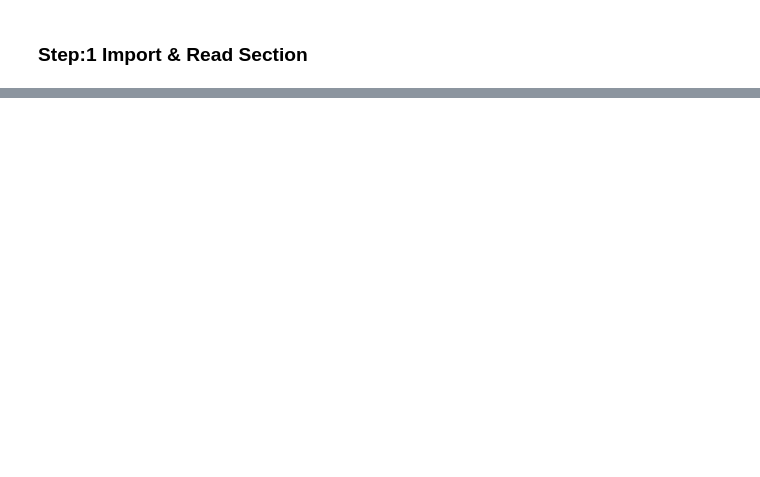
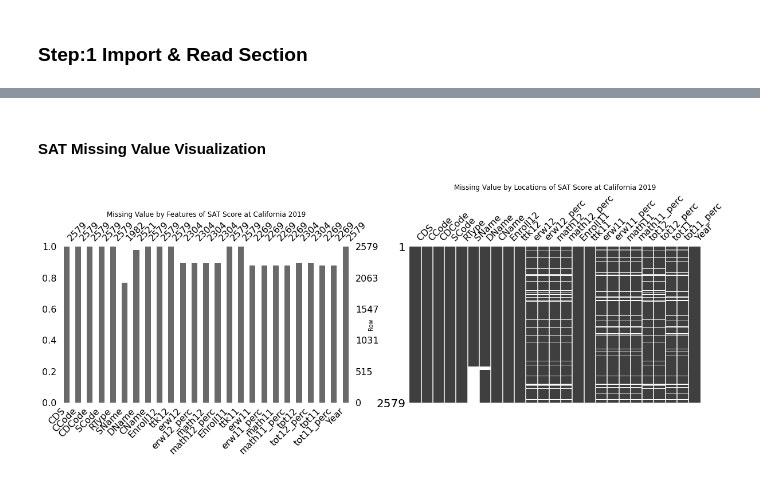
Before and after one commit to WarintornNawong/DSI_Project1, a Jupyter notebook: project1_test.ipynb, the cells around one changed output, grey strips where cells are left out. Saved outputs shown, nothing was run; the diff lists cells and outputs as text; code cells hidden in the pictures; blank space fills up the shorter version.

```diff
--- a/project1_test.ipynb
+++ b/project1_test.ipynb
@@ -107,0 +56,13 @@ sat_2017
+# %%
+dict_cols = {'NumTSTTakr12':'ttk12', 'NumERWBenchmark12':'erw12', 'PctERWBenchmark12':'erw12_perc',
+       'NumMathBenchmark12':'math12', 'PctMathBenchmark12':'math12_perc'
+             ,'NumTSTTakr11':'ttk11',
+       'NumERWBenchmark11':'erw11', 'PctERWBenchmark11':'erw11_perc', 'NumMathBenchmark11':'math11',
+       'PctMathBenchmark11':'math11_perc', 'TotNumBothBenchmark12':'tot12', 'PctBothBenchmark12':'tot12_perc',
+       'TotNumBothBenchmark11':'tot11', 'PctBothBenchmark11':'tot11_perc'
+             ,'Rtype':'RType','Sname':'SName','Dname':'DName','Cname':'CName'
+             ,'cds':'CDS', 'rtype':'RType', 'sname':"SName",
+       'dname':'DName', 'cname':'CName','dname':'DName', 'cname':'CName','enroll12':'Enroll12','year':'Year'}
+# %%
+sat19_ca = sat19_ca.rename(columns=dict_cols)
+sat20_ca = sat20_ca.rename(columns=dict_cols)
@@ -107,0 +133,6 @@ sat_2017
+# %% [markdown]
+#### SAT Missing Value Visualization
+# %%
+missing_function(sat19_ca,'SAT Score at California 2019')
+# %% [output]
+[figure, added]
```
Also changed, not shown: parts of 47 cells of this notebook.
